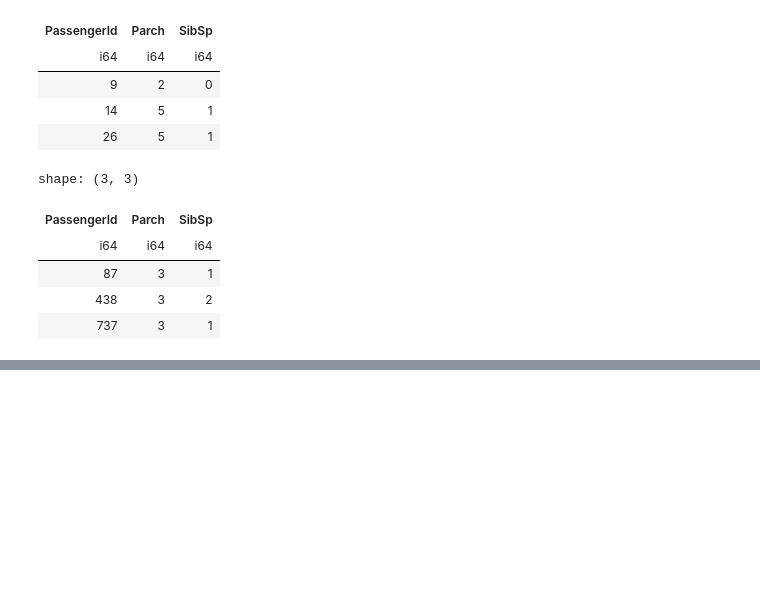
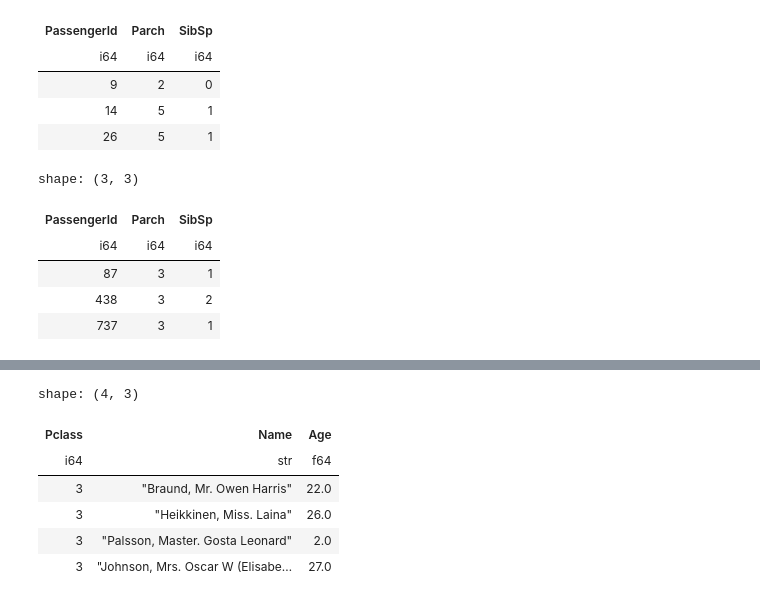
Before and after one commit to yukikitayama/data-analysis, a Jupyter notebook: polars/filter_rows.ipynb, the cells around one changed output, grey strips where cells are left out. Saved outputs shown, nothing was run; the diff lists cells and outputs as text; code cells hidden in the pictures; blank space fills up the shorter version.

```diff
--- a/polars/filter_rows.ipynb
+++ b/polars/filter_rows.ipynb
@@ -151,3 +151,24 @@ shape: (216, 12)
 | 880 | 1 | 1 | "Potter, Mrs. Thomas Jr (Lily A… | "female" | 56.0 | 0 | 1 | "11767" | 83.1583 | "C50" | ... |
 | 888 | 1 | 1 | "Graham, Miss. Margaret Edith" | "female" | 19.0 | 0 | 0 | "112053" | 30.0 | "B42" | ... |
 | 890 | 1 | 1 | "Behr, Mr. Karl Howell" | "male" | 26.0 | 0 | 0 | "111369" | 30.0 | "C148" | ... |
+# %%
+(
+    df
+    # Create a new condition column
+    .with_columns(
+        less_than_30_boolean = pl.col("Age") < 30
+    )
+    .filter(
+        pl.col("less_than_30_boolean")
+    )
+    .select("Pclass", "Name", "Age")
+    .head(4)
+)
+# %% [output]
+shape: (4, 3)
+| Pclass | Name | Age |
+| i64 | str | f64 |
+| 3 | "Braund, Mr. Owen Harris" | 22.0 |
+| 3 | "Heikkinen, Miss. Laina" | 26.0 |
+| 3 | "Palsson, Master. Gosta Leonard" | 2.0 |
+| 3 | "Johnson, Mrs. Oscar W (Elisabe… | 27.0 |
```
Also changed, not shown: parts of 11 cells of this notebook, 1 other file.
